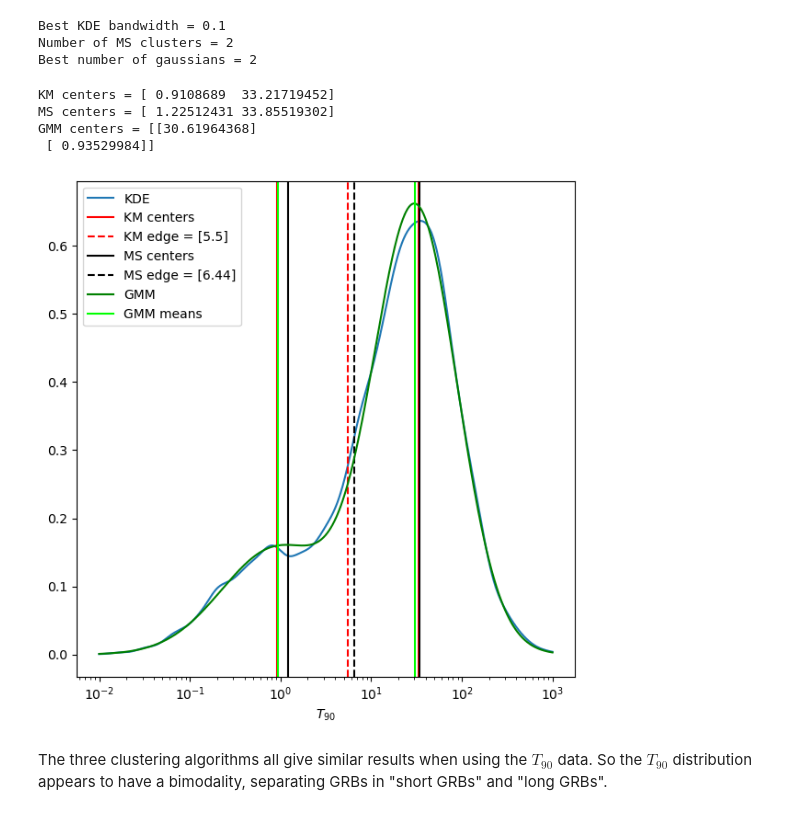
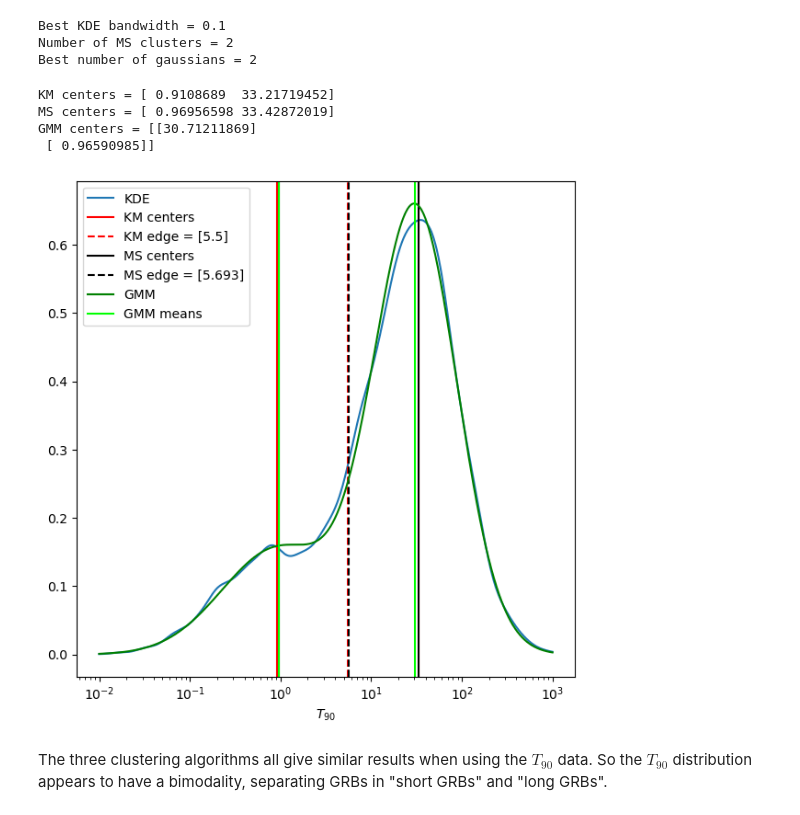
Before and after one commit to Giovanni-Ferron/astrostatistics_bicocca_2024, a Jupyter notebook: working/ex_L14.ipynb, the cells around one changed output. Saved outputs shown, nothing was run; the diff lists cells and outputs as text; code cells hidden in the pictures.

```diff
--- a/working/ex_L14.ipynb
+++ b/working/ex_L14.ipynb
@@ -68,7 +68,7 @@ def ComputeKMeans(data, n_c):
 
 
 def ComputeMeanShift(data, bandwidth):
-    ms = MeanShift(bandwidth=bandwidth, n_jobs=-1)
+    ms = MeanShift(bandwidth=bandwidth, bin_seeding=True, cluster_all=True, n_jobs=-1)
     ms.fit(data)
     centers = 10**ms.cluster_centers_.flatten()
     labels = ms.labels_
@@ -214,38 +214,38 @@ fig, ax = plt.subplots()
 #KDE
 plt.plot(x_grid_t90, kde_pdf_t90, label="KDE")
 
 #KMeans
 ax.axvline(km_centers_t90[0], color="red", label="KM centers")
 ax.axvline(km_centers_t90[1], color="red")
 ax.axvline(km_edge_t90, color="red", linestyle="--", label="KM edge = " + str(km_edge_t90))
 
 #Meanshift
 ax.axvline(ms_centers_t90[0], color="black", label="MS centers")
 
 for i in ms_centers_t90[1:]:
     ax.axvline(i, color="black")
 
 for i in ms_edges_t90:
-    ax.axvline(i, color="black", linestyle="--", label="MS edge = " + str(ms_edges_t90[0]))
+    ax.axvline(i, color="black", linestyle="--", label="MS edge = " + str(i))
 
 #GMM
 plt.plot(x_grid_t90, gmm_pdf_t90, color="green", label="GMM")
 ax.axvline(gmm_means_t90[0], color="lime", label="GMM means")
 ax.axvline(gmm_means_t90[1], color="lime")
 
 plt.xlabel("$T_{90}$")
 plt.xscale("log")
 plt.legend()
 
 print("KM centers = " + str(km_centers_t90))
 print("MS centers = " + str(ms_centers_t90))
 print("GMM centers = " + str(gmm_means_t90))
 # %% [output]
 KM centers = [ 0.9108689  33.21719452]
-MS centers = [ 1.22512431 33.85519302]
-GMM centers = [[30.61964368]
- [ 0.93529984]]
+MS centers = [ 0.96956598 33.42872019]
+GMM centers = [[30.71211869]
+ [ 0.96590985]]
-[figure, old version]
+[figure, new version]
 # %% [markdown]
 The three clustering algorithms all give similar results when using the $T_{90}$ data. So the $T_{90}$ distribution appears to have a bimodality, separating GRBs in "short GRBs" and "long GRBs".
 # %% [markdown]
```
Also changed, not shown: parts of 1 cell of this notebook.
